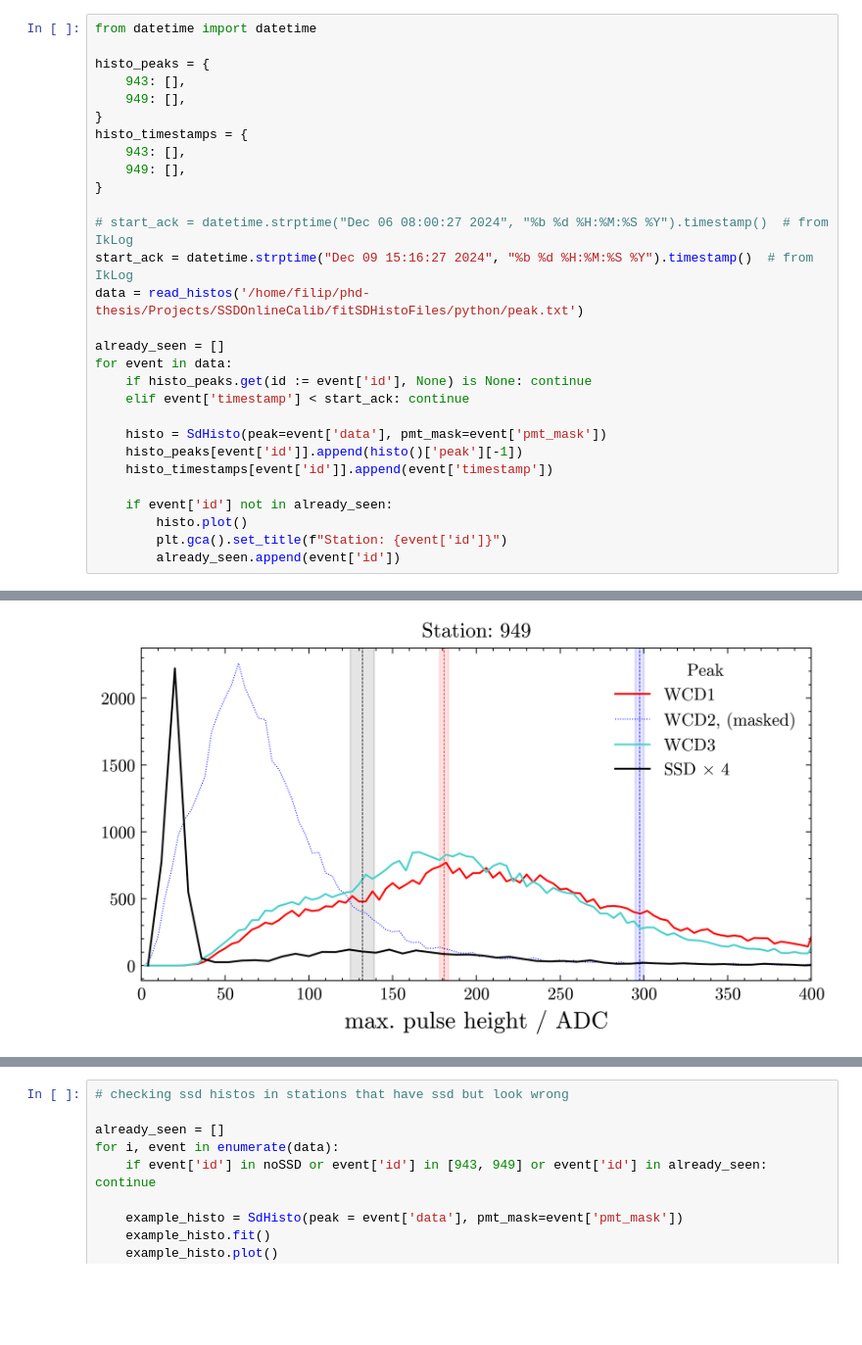
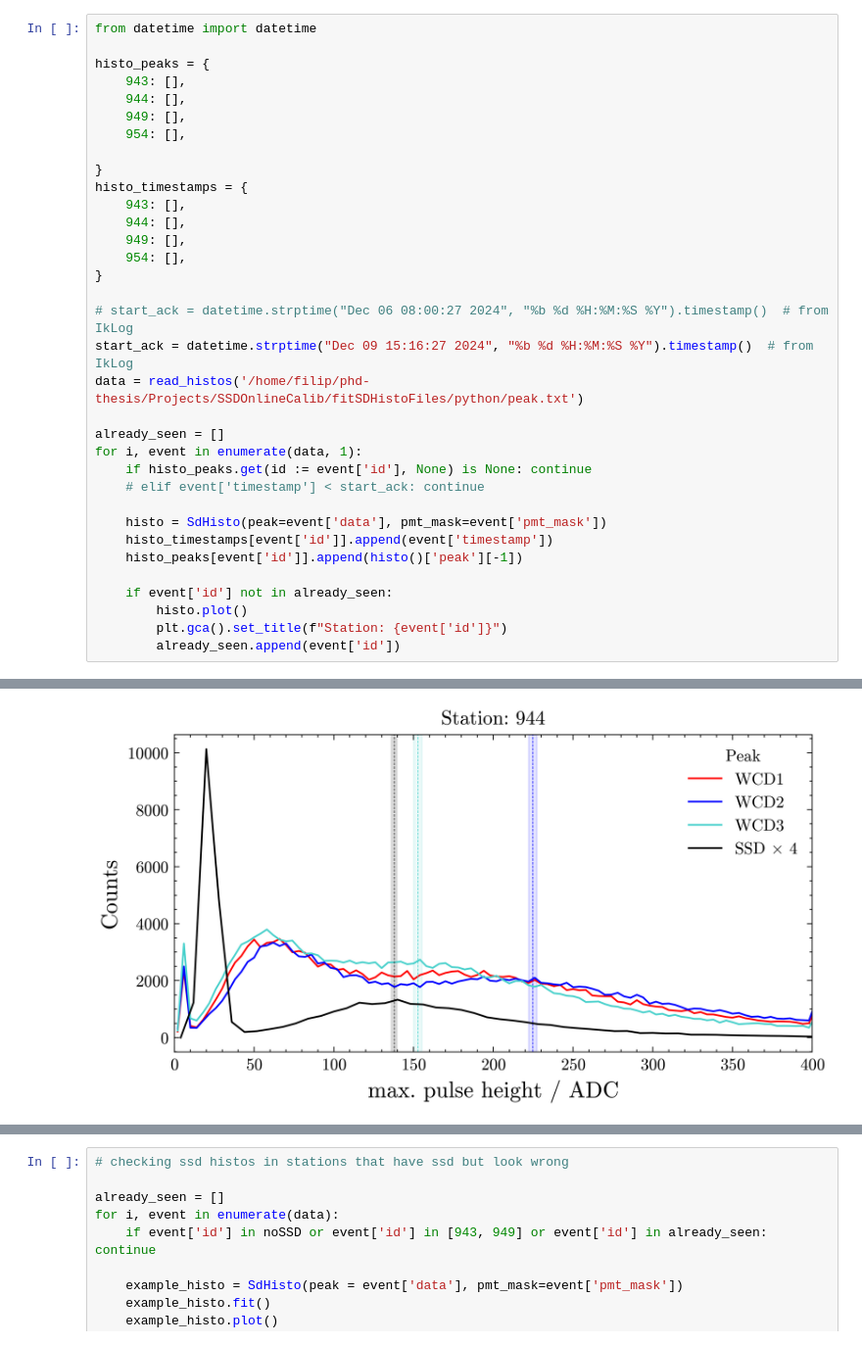
Before and after one commit to Quizznor/phd-thesis, a Jupyter notebook: Projects/uub_integration_tests/monitoringIntegration/read_packs_v2.ipynb, the cells around one changed output, grey strips where cells are left out. Shown at 98% size. Saved outputs shown, nothing was run; the diff lists cells and outputs as text; blank space fills up the shorter version.

```diff
--- a/Projects/uub_integration_tests/monitoringIntegration/read_packs_v2.ipynb
+++ b/Projects/uub_integration_tests/monitoringIntegration/read_packs_v2.ipynb
@@ -76,11 +79,16 @@ from datetime import datetime
 
 histo_peaks = {
     943: [],
+    944: [],
     949: [],
+    954: [],
+
 }
 histo_timestamps = {
     943: [],
+    944: [],
     949: [],
+    954: [],
 }
 
 # start_ack = datetime.strptime("Dec 06 08:00:27 2024", "%b %d %H:%M:%S %Y").timestamp()  # from IkLog
@@ -88,13 +96,13 @@ start_ack = datetime.strptime("Dec 09 15:16:27 2024", "%b %d %H:%M:%S %Y").times
 data = read_histos('/home/filip/phd-thesis/Projects/SSDOnlineCalib/fitSDHistoFiles/python/peak.txt')
 
 already_seen = []
-for event in data:
+for i, event in enumerate(data, 1):
     if histo_peaks.get(id := event['id'], None) is None: continue
-    elif event['timestamp'] < start_ack: continue
+    # elif event['timestamp'] < start_ack: continue
 
     histo = SdHisto(peak=event['data'], pmt_mask=event['pmt_mask'])
+    histo_timestamps[event['id']].append(event['timestamp'])
     histo_peaks[event['id']].append(histo()['peak'][-1])
-    histo_timestamps[event['id']].append(event['timestamp'])
 
     if event['id'] not in already_seen:
         histo.plot()
@@ -106 +114 @@ for event in data:
-[figure, old version]
+[figure, new version]
```
Also changed, not shown: parts of 7 cells of this notebook, 5 other files.
